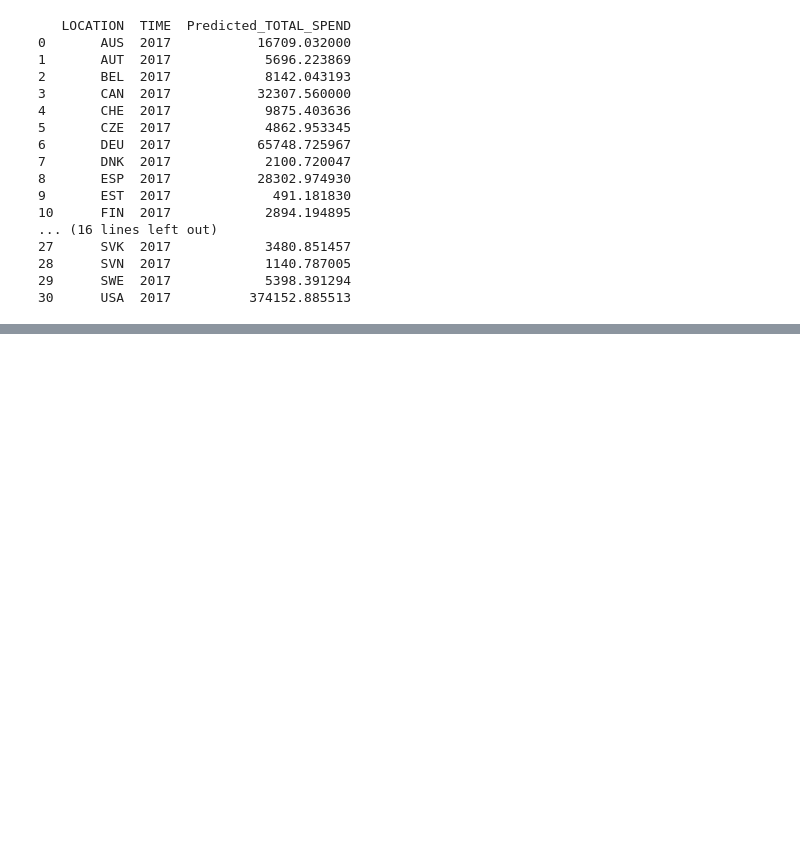
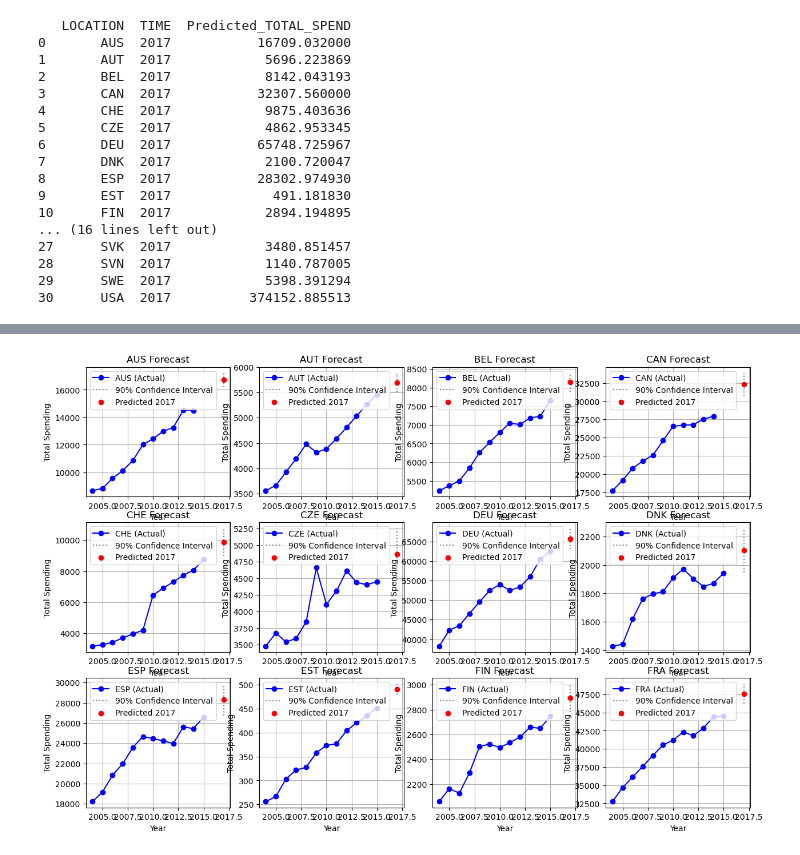
Before and after one commit to amlloren/Pharma-Spending-by-Countries, a Jupyter notebook: Analysis Part 2.ipynb, the cells around one changed output, grey strips where cells are left out. Drawn from its saved outputs; the diff is of its cells as text; code cells hidden in the pictures; blank space fills up the shorter version.

```diff
--- a/Analysis Part 2.ipynb
+++ b/Analysis Part 2.ipynb
@@ -722,3 +722,89 @@ print(forecast_df_2017)
 28      SVN  2017            1140.787005
 29      SWE  2017            5398.391294
 30      USA  2017          374152.885513
+# %%
+
+
+# Forecast TOTAL_SPEND for 2017 for each country
+predictions = []
+
+# Initialize a Linear Regression model
+model = LinearRegression()
+
+# Iterate through each country in the filtered dataset
+for country in df_selected_countries['LOCATION'].unique():
+    # Filter data for each country
+    country_data = df_selected_countries[df_selected_countries['LOCATION'] == country]
+
+    # Features (X) are the years (TIME), target (y) is the TOTAL_SPEND
+    X = country_data[['TIME']]  # Independent variable (time)
+    y = country_data['TOTAL_SPEND']  # Dependent variable (total spend)
+
+    # Train the linear regression model
+    model.fit(X, y)
+
+    # Predict for 2017
+    prediction_2017 = model.predict(np.array([[2017]]))  # Change year to 2017
+
+    # Calculate the 90% confidence interval using statsmodels OLS
+    X_with_const = sm.add_constant(X)  # Add a constant for intercept
+    model_sm = sm.OLS(y, X_with_const).fit()  # Fit the OLS model for confidence interval
+    pred_ci = model_sm.get_prediction(np.array([[1, 2017]]))  # Get prediction and confidence interval for 2017
+
+    # Store the result along with confidence intervals
+    lower_ci = pred_ci.conf_int()[0][0]  # Lower bound of the 90% CI
+    upper_ci = pred_ci.conf_int()[0][1]  # Upper bound of the 90% CI
+    predictions.append({
+        'LOCATION': country,
+        'TIME': 2017,
+        'Predicted_TOTAL_SPEND': prediction_2017[0],
+        'Lower_CI': lower_ci,
+        'Upper_CI': upper_ci,
+    })
+
+# Create a DataFrame to store the results
+forecast_df_2017 = pd.DataFrame(predictions)
+
+# Display the forecast results for 2017
+print(forecast_df_2017)
+
+# Step 2: Visualize the forecasts with confidence intervals
+
+# Create a figure for the overall plots
+plt.figure(figsize=(15, 10))
+
+# Iterate through each country for plotting
+for i, country in enumerate(forecast_df_2017['LOCATION']):
+    country_data = df_selected_countries[df_selected_countries['LOCATION'] == country]
+
+    # Create a new subplot for each country
+    plt.subplot(3, 4, i + 1)  # Create a grid of 3x4 subplots (adjust based on number of countries)
+
+    # Plot the actual data points for the country
+    plt.plot(country_data['TIME'], country_data['TOTAL_SPEND'], label=f"{country} (Actual)", marker='o', color='blue')
+
+    # Get the forecasted value and confidence intervals for 2017
+    forecast_row = forecast_df_2017[forecast_df_2017['LOCATION'] == country]
+    predicted_value = forecast_row['Predicted_TOTAL_SPEND'].values[0]
+    lower_ci = forecast_row['Lower_CI'].values[0]
+    upper_ci = forecast_row['Upper_CI'].values[0]
+
+    # Plot the forecast with dotted lines for the confidence bands
+    plt.plot([2017, 2017], [lower_ci, upper_ci], linestyle=':', color='gray', label='90% Confidence Interval')
+
+    # Plot the forecast point (2017) as a red marker
+    plt.scatter([2017], [predicted_value], color='red', zorder=5, label='Predicted 2017')
+
+    # Customize the plot
+    plt.title(f'{country} Forecast')
+    plt.xlabel('Year')
+    plt.ylabel('Total Spending')
+    plt.legend(loc='upper left')
+    plt.grid(True)
+
+# Adjust the layout to prevent overlapping plots
+plt.tight_layout()
+
+# Show the plots
+plt.show()
+# %% [output]
@@ -724,0 +829 @@ print(forecast_df_2017)
+[figure, added]
```
Also changed, not shown: parts of 3 cells of this notebook.
